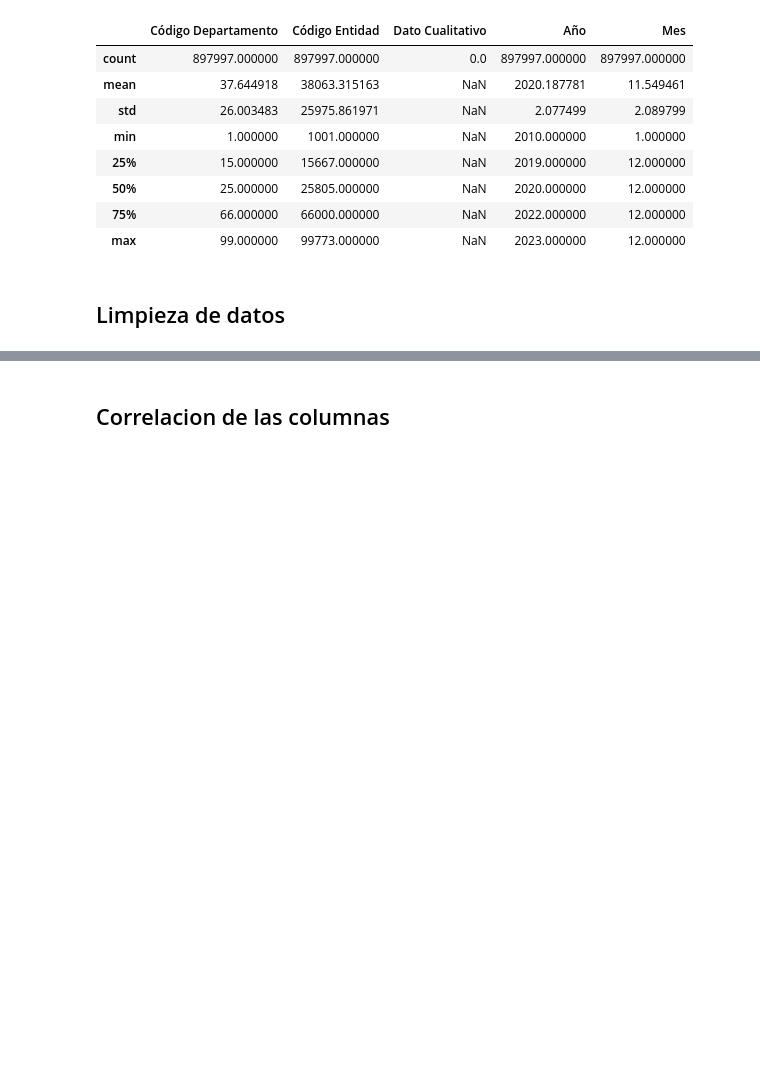
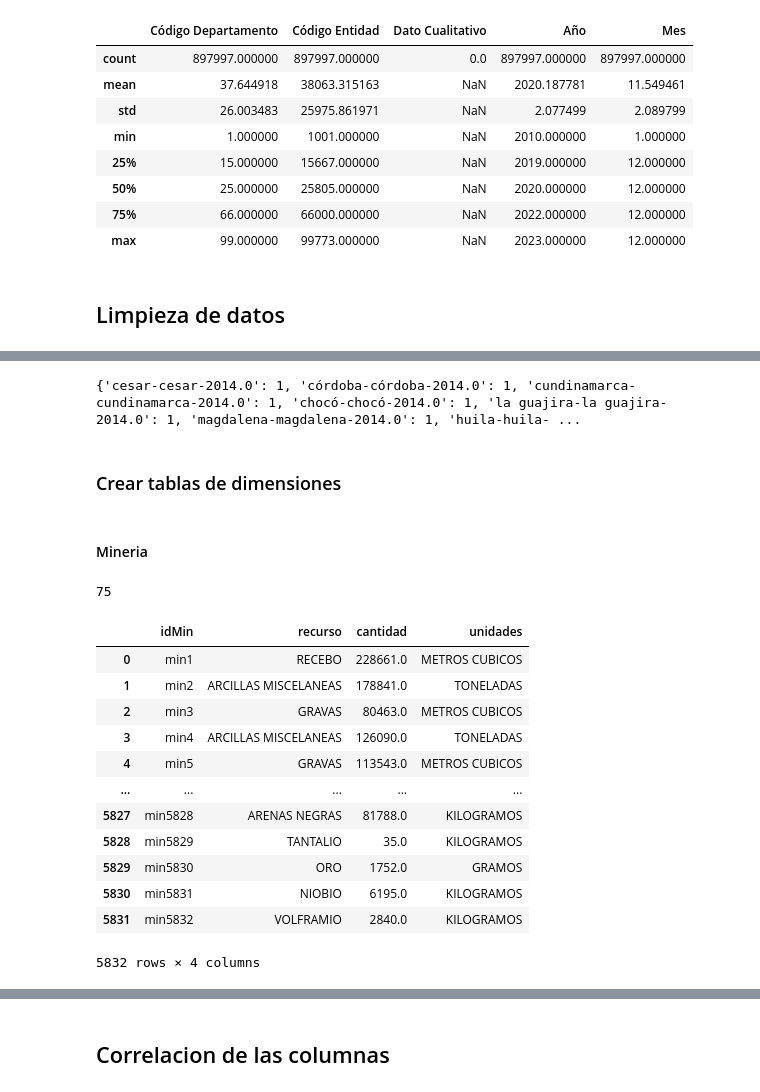
Before and after one commit to BI-G15/Proyecto2, a Jupyter notebook: Proyecto2.ipynb, the cells around one changed output, grey strips where cells are left out. Drawn from its saved outputs; the diff is of its cells as text; code cells hidden in the pictures; blank space fills up the shorter version.

```diff
--- a/Proyecto2.ipynb
+++ b/Proyecto2.ipynb
@@ -940,13 +1000,13 @@ for i, row in df_mineria.iterrows():
     llave = municipio + "-" + departamento + "-"+str(anio)
     if llave not in valores_mineria:
       new_row = [llave, municipio, departamento,anio]
-      for i in range(0,len(columns)-2):
+      for i in range(0,len(columns_min)-2):
         new_row.append(0)
       valores_mineria[llave] = new_row
     pos = columns_pos[row["recurso_natural"]]
     valor_viejo = valores_mineria[llave][pos]
     valores_mineria[llave][pos] = valor_viejo + row["cantidad_producci_n"]
 
-print(valores_mineria)
+#print(valores_mineria)
 print(len(valores_mineria))
 # %% [output]
@@ -981,0 +1016,28 @@ print(columns)
+# %%
+no_coinciden = {}
+pos = columns_pos["mujeresEdu"]
+
+for i, row in df_educacion.iterrows():
+  if row["Indicador"] == "Cobertura neta en educación total - Mujeres":
+    municipio = row['Entidad'].split("-")[0].lower().strip()
+    departamento = row['Departamento'].lower()
+    anio = row['Año']
+    llave = municipio + "-" + departamento + "-"+str(anio)
+    if (anio>=2012) and (anio <=2021):
+      if llave not in valores_mineria:
+        no_coinciden[llave] = 1
+      else:
+        valor_viejo = valores_mineria[llave][pos]
+        valores_mineria[llave][pos] = valor_viejo + row["Dato Numérico"]
+
+#print(valores_mineria)
+print(no_coinciden)
+# %% [output]
+{'cesar-cesar-2014.0': 1, 'córdoba-córdoba-2014.0': 1, 'cundinamarca-cundinamarca-2014.0': 1, 'chocó-chocó-2014.0': 1, 'la guajira-la guajira-2014.0': 1, 'magdalena-magdalena-2014.0': 1, 'huila-huila- ...
+# %% [markdown]
+### Crear tablas de dimensiones
+# %% [markdown]
+#### Mineria
+# %%
+columns=['idMin','recurso', 'cantidad','unidades']
+mine_mun = {}
@@ -981,0 +1046,34 @@ print(columns)
+# %%
+count = 1
+length = len(columns_min)
+print(len(columns_min))
+for id in valores_mineria.keys():
+    idMin  ="min"+str(count)
+    cantidad = 0
+    length = len(valores_mineria[id])
+    for i in range(4,length-3):
+      if valores_mineria[id][i] > cantidad:
+        cantidad = valores_mineria[id][i]
+        recurso_pos = i
+    recurso = columns_min[recurso_pos]
+    row = [idMin, recurso, cantidad, unidades[recurso]]
+    dfinal_mineria.loc[len(dfinal_mineria)] = row
+    mine_mun[id] = idMin
+    count += 1
+
+dfinal_mineria
+# %% [output]
+75
+|  | idMin | recurso | cantidad | unidades |
+| 0 | min1 | RECEBO | 228661.0 | METROS CUBICOS |
+| 1 | min2 | ARCILLAS MISCELANEAS | 178841.0 | TONELADAS |
+| 2 | min3 | GRAVAS | 80463.0 | METROS CUBICOS |
+| 3 | min4 | ARCILLAS MISCELANEAS | 126090.0 | TONELADAS |
+| 4 | min5 | GRAVAS | 113543.0 | METROS CUBICOS |
+| ... | ... | ... | ... | ... |
+| 5827 | min5828 | ARENAS NEGRAS | 81788.0 | KILOGRAMOS |
+| 5828 | min5829 | TANTALIO | 35.0 | KILOGRAMOS |
+| 5829 | min5830 | ORO | 1752.0 | GRAMOS |
+| 5830 | min5831 | NIOBIO | 6195.0 | KILOGRAMOS |
+| 5831 | min5832 | VOLFRAMIO | 2840.0 | KILOGRAMOS |
+5832 rows × 4 columns
```
Also changed, not shown: parts of 30 cells of this notebook.
